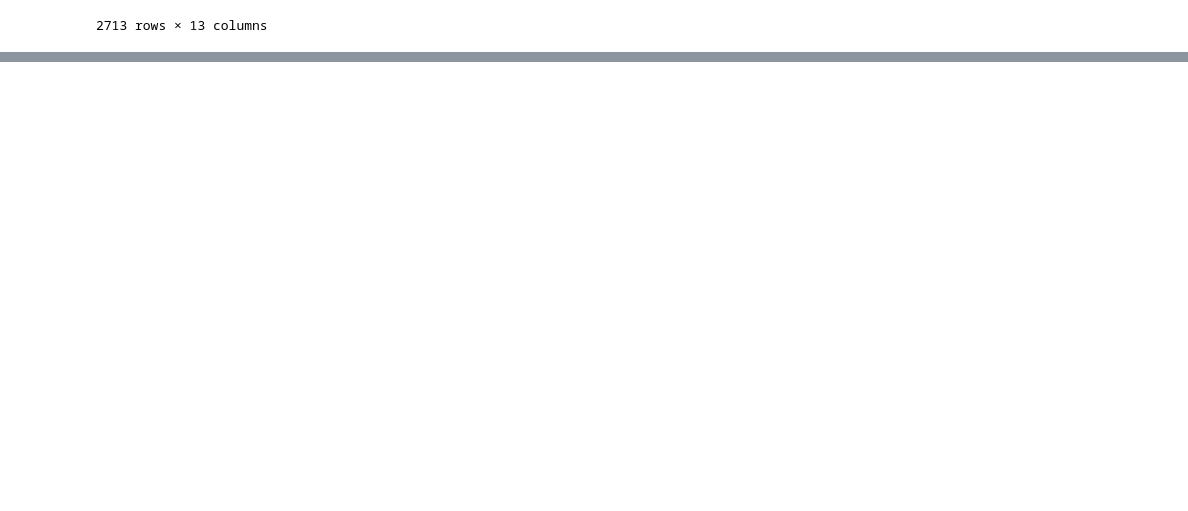
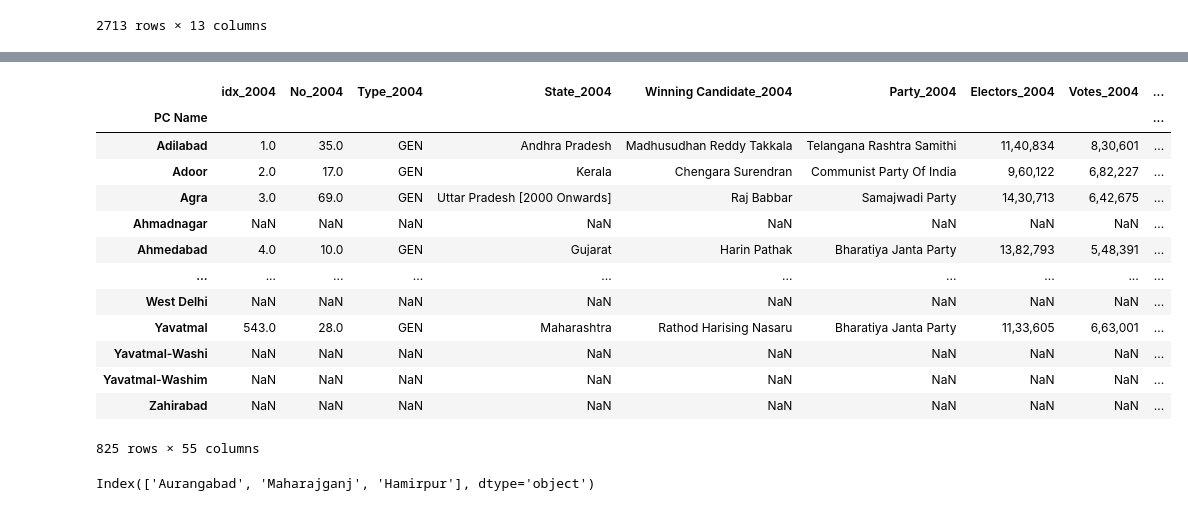
Before and after one commit to rasgulla-warriors/ada-hai-toh-mumkin-hai, a Jupyter notebook: wego.ipynb, the cells around one changed output, grey strips where cells are left out. Saved outputs shown, nothing was run; the diff lists cells and outputs as text; code cells hidden in the pictures; blank space fills up the shorter version.

```diff
--- a/wego.ipynb
+++ b/wego.ipynb
@@ -37,0 +84,18 @@ df.index = range(len(df))
+# %%
+df = pd.read_csv("all.csv", index_col="PC Name")
+df
+# %% [output]
+|  | idx_2004 | No_2004 | Type_2004 | State_2004 | Winning Candidate_2004 | Party_2004 | Electors_2004 | Votes_2004 | ... |
+| PC Name |  |  |  |  |  |  |  |  | ... |
+| Adilabad | 1.0 | 35.0 | GEN | Andhra Pradesh | Madhusudhan Reddy Takkala | Telangana Rashtra Samithi | 11,40,834 | 8,30,601 | ... |
+| Adoor | 2.0 | 17.0 | GEN | Kerala | Chengara Surendran | Communist Party Of India | 9,60,122 | 6,82,227 | ... |
+| Agra | 3.0 | 69.0 | GEN | Uttar Pradesh [2000 Onwards] | Raj Babbar | Samajwadi Party | 14,30,713 | 6,42,675 | ... |
+| Ahmadnagar | NaN | NaN | NaN | NaN | NaN | NaN | NaN | NaN | ... |
+| Ahmedabad | 4.0 | 10.0 | GEN | Gujarat | Harin Pathak | Bharatiya Janta Party | 13,82,793 | 5,48,391 | ... |
+| ... | ... | ... | ... | ... | ... | ... | ... | ... | ... |
+| West Delhi | NaN | NaN | NaN | NaN | NaN | NaN | NaN | NaN | ... |
+| Yavatmal | 543.0 | 28.0 | GEN | Maharashtra | Rathod Harising Nasaru | Bharatiya Janta Party | 11,33,605 | 6,63,001 | ... |
+| Yavatmal-Washi | NaN | NaN | NaN | NaN | NaN | NaN | NaN | NaN | ... |
+| Yavatmal-Washim | NaN | NaN | NaN | NaN | NaN | NaN | NaN | NaN | ... |
+| Zahirabad | NaN | NaN | NaN | NaN | NaN | NaN | NaN | NaN | ... |
+825 rows × 55 columns
@@ -37,0 +188,6 @@ df.index = range(len(df))
+# %%
+index_counts = df.index.value_counts()
+duplicate_indices = index_counts[index_counts > 1].index
+print(duplicate_indices)
+# %% [output]
+Index(['Aurangabad', 'Maharajganj', 'Hamirpur'], dtype='object')
```
Also changed, not shown: parts of 10 cells of this notebook, 7 other files.
